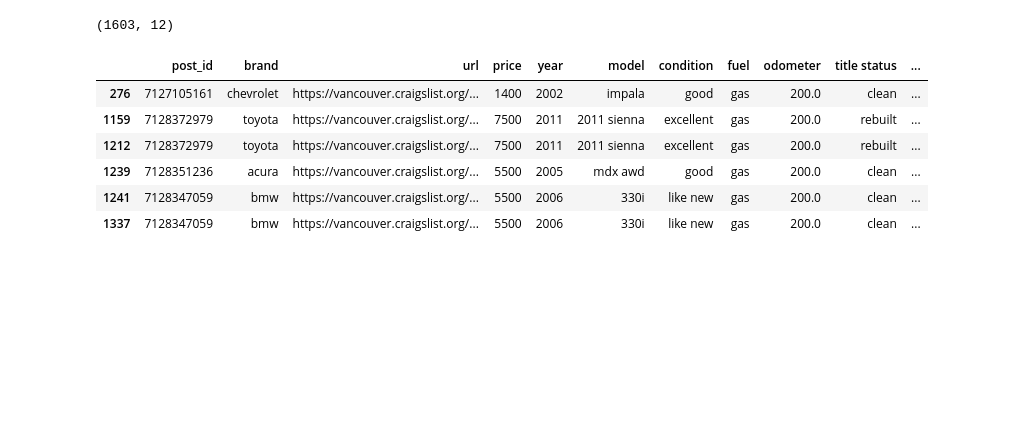
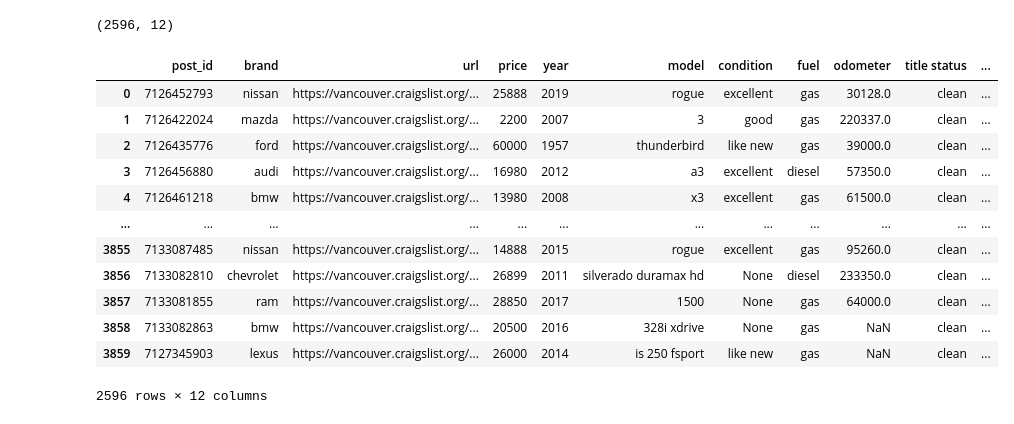
Before and after one commit to justinmlam/used-car-price-predictor, a Jupyter notebook: model/eda.ipynb, the cells around one changed output. Drawn from its saved outputs; the diff is of its cells as text; code cells hidden in the pictures; blank space fills up the shorter version.

```diff
--- a/model/eda.ipynb
+++ b/model/eda.ipynb
@@ -108,4 +69,59 @@ dtype: float64
+# %%
+# Problems to deal with:
+
+#-----------------------------------------------
+
+# What should we do about the rest of our missing data?
+# Well, if we drop all na, then we are left with about only half of the data.
+# That won't be good.
+data.dropna().shape
+
+#-----------------------------------------------
+
+# people love to put the odometer, in kms, instead of a full amount. (eg if it's at 150,000 kms, they just put 150)
+
+data[data['odometer'] == 200.0]
+# you can see that these vehicles are all older, and are definitely not only 200 kms driven.
+# 200,000 sounds about right.
+data['odometer'] = np.where((data['odometer'] < 1000.0) & (data['year'] < 2018),
+                           data['odometer'] * 1000,
+                           data['odometer'])
+# If you run a quick "data[data['odometer'] < 1000]", everything looks about right.
+
+
+# Remove all vehicles with odometer = 0 and year <= 2018.
+data.drop(data[data['odometer'] == False][data['year'] <= 2018].index, inplace=True)
+# Odometer is a critical part in deciding the price of a vehicle.
+# In data size, we aren't missing out on much if we just remove these entries.
+# As I am writing this, out of 2598 entries, only 1 satisfies this.
+
+# There's a specific bmw salesman who likes to post ads with an odometer of 1, regardless of actual odometer.
+# This really messes with the data.
+# Let's remove their entries. They're not that many.
+# Ads with a "1" odometer don't really mean it has 1 km on it, either.
+data.drop(data[data['odometer'] == 1].index, inplace=True)
+
+
+
+
+data.shape
+
+#-----------------------------------------------
+# %% [output]
+(2596, 12)
 # %%
-data.dropna().shape
+data
 # %% [output]
+|  | post_id | brand | url | price | year | model | condition | fuel | odometer | title status | ... |
+| 0 | 7126452793 | nissan | https://vancouver.craigslist.org/... | 25888 | 2019 | rogue | excellent | gas | 30128.0 | clean | ... |
+| 1 | 7126422024 | mazda | https://vancouver.craigslist.org/... | 2200 | 2007 | 3 | good | gas | 220337.0 | clean | ... |
+| 2 | 7126435776 | ford | https://vancouver.craigslist.org/... | 60000 | 1957 | thunderbird | like new | gas | 39000.0 | clean | ... |
+| 3 | 7126456880 | audi | https://vancouver.craigslist.org/... | 16980 | 2012 | a3 | excellent | diesel | 57350.0 | clean | ... |
+| 4 | 7126461218 | bmw | https://vancouver.craigslist.org/... | 13980 | 2008 | x3 | excellent | gas | 61500.0 | clean | ... |
+| ... | ... | ... | ... | ... | ... | ... | ... | ... | ... | ... | ... |
+| 3855 | 7133087485 | nissan | https://vancouver.craigslist.org/... | 14888 | 2015 | rogue | excellent | gas | 95260.0 | clean | ... |
+| 3856 | 7133082810 | chevrolet | https://vancouver.craigslist.org/... | 26899 | 2011 | silverado duramax hd | None | diesel | 233350.0 | clean | ... |
+| 3857 | 7133081855 | ram | https://vancouver.craigslist.org/... | 28850 | 2017 | 1500 | None | gas | 64000.0 | clean | ... |
+| 3858 | 7133082863 | bmw | https://vancouver.craigslist.org/... | 20500 | 2016 | 328i xdrive | None | gas | NaN | clean | ... |
+| 3859 | 7127345903 | lexus | https://vancouver.craigslist.org/... | 26000 | 2014 | is 250 fsport | like new | gas | NaN | clean | ... |
-(1603, 12)
+2596 rows × 12 columns
@@ -118,12 +127,0 @@ data.dropna().shape
-# %%
-data[data['odometer'] == 200.0]
-# you can see that these vehicles are all older, and are definitely not only 200 kms driven.
-# 200,000 sounds about right.
-# %% [output]
-|  | post_id | brand | url | price | year | model | condition | fuel | odometer | title status | ... |
-| 276 | 7127105161 | chevrolet | https://vancouver.craigslist.org/... | 1400 | 2002 | impala | good | gas | 200.0 | clean | ... |
-| 1159 | 7128372979 | toyota | https://vancouver.craigslist.org/... | 7500 | 2011 | 2011 sienna | excellent | gas | 200.0 | rebuilt | ... |
-| 1212 | 7128372979 | toyota | https://vancouver.craigslist.org/... | 7500 | 2011 | 2011 sienna | excellent | gas | 200.0 | rebuilt | ... |
-| 1239 | 7128351236 | acura | https://vancouver.craigslist.org/... | 5500 | 2005 | mdx awd | good | gas | 200.0 | clean | ... |
-| 1241 | 7128347059 | bmw | https://vancouver.craigslist.org/... | 5500 | 2006 | 330i | like new | gas | 200.0 | clean | ... |
-| 1337 | 7128347059 | bmw | https://vancouver.craigslist.org/... | 5500 | 2006 | 330i | like new | gas | 200.0 | clean | ... |
```
Also changed, not shown: parts of 12 cells of this notebook.
